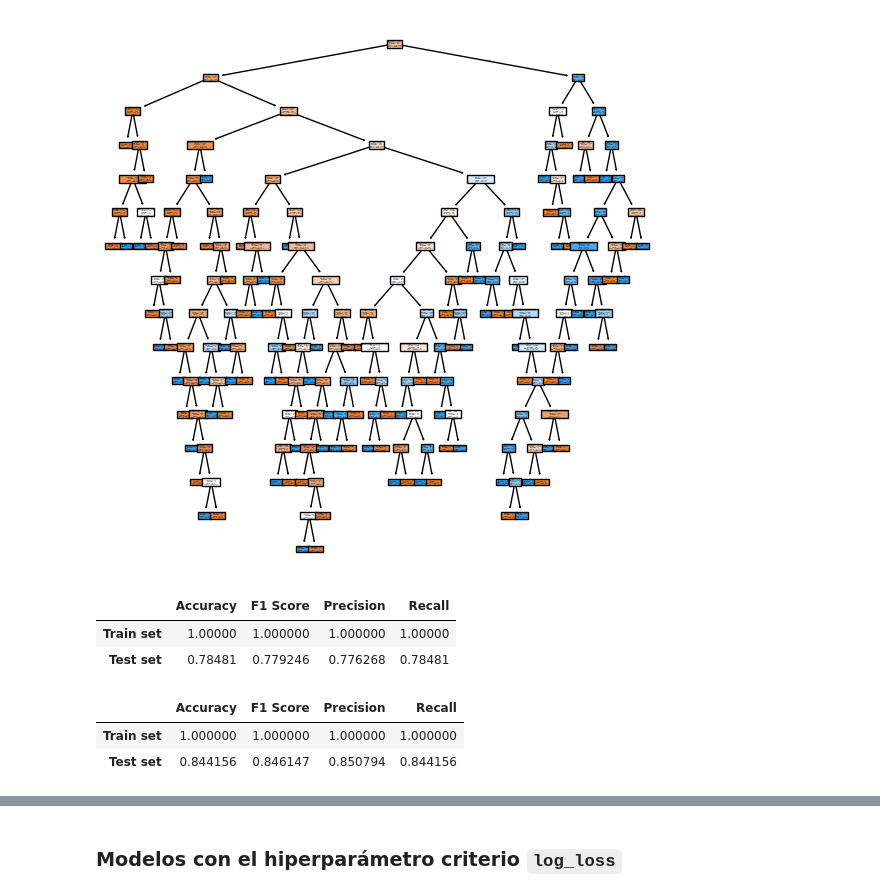
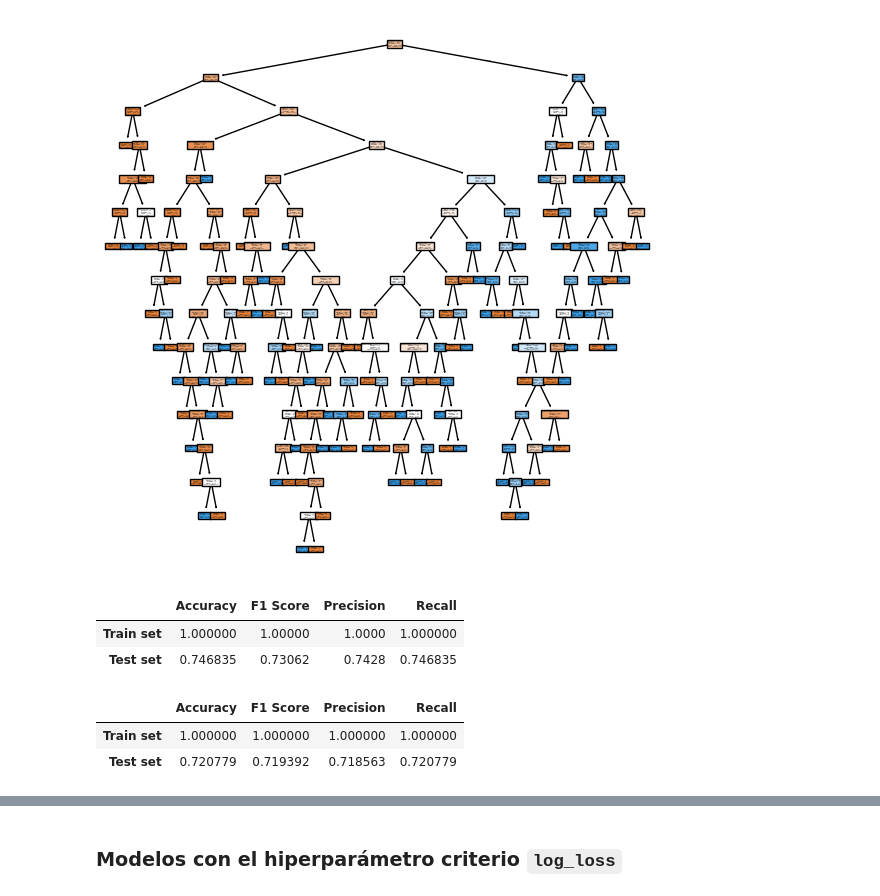
Before and after one commit to 4GeeksAcademy/pabloaznar-intro-ml, a Jupyter notebook: src/04-decision-tree.ipynb, the cells around one changed output, grey strips where cells are left out. Saved outputs shown, nothing was run; the diff lists cells and outputs as text; code cells hidden in the pictures.

```diff
--- a/src/04-decision-tree.ipynb
+++ b/src/04-decision-tree.ipynb
@@ -294,15 +294,15 @@ y_pred_train_2_entropy = dt_clas_model_2_entropy.predict(X_train_2)
 y_pred_test_3_entropy = dt_clas_model_3_entropy.predict(X_test_3)
 y_pred_train_3_entropy = dt_clas_model_3_entropy.predict(X_train_3)
 # %%
-get_classifier_metrics(y_pred_test_1_entropy, y_pred_test_1, y_pred_train_1_entropy, y_train_1, average="weighted")
+get_classifier_metrics(y_pred_test_1_entropy, y_test_1, y_pred_train_1_entropy, y_train_1, average="weighted")
 # %% [output]
 |  | Accuracy | F1 Score | Precision | Recall |
-| Train set | 1.00000 | 1.000000 | 1.000000 | 1.00000 |
-| Test set | 0.78481 | 0.779246 | 0.776268 | 0.78481 |
+| Train set | 1.000000 | 1.00000 | 1.0000 | 1.000000 |
+| Test set | 0.746835 | 0.73062 | 0.7428 | 0.746835 |
 # %%
-get_classifier_metrics(y_pred_test_2_entropy, y_pred_test_2, y_pred_train_2_entropy, y_train_2, average="weighted")
+get_classifier_metrics(y_pred_test_2_entropy, y_test_2, y_pred_train_2_entropy, y_train_2, average="weighted")
 # %% [output]
 |  | Accuracy | F1 Score | Precision | Recall |
 | Train set | 1.000000 | 1.000000 | 1.000000 | 1.000000 |
-| Test set | 0.844156 | 0.846147 | 0.850794 | 0.844156 |
+| Test set | 0.720779 | 0.719392 | 0.718563 | 0.720779 |
 # %%
```
Also changed, not shown: parts of 11 cells of this notebook, 1 other file.
